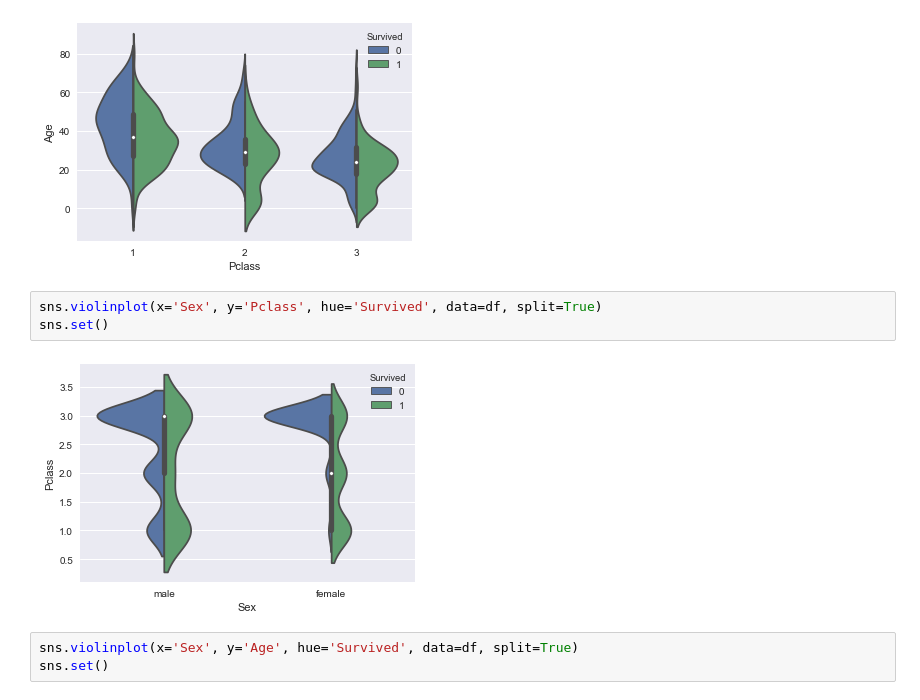
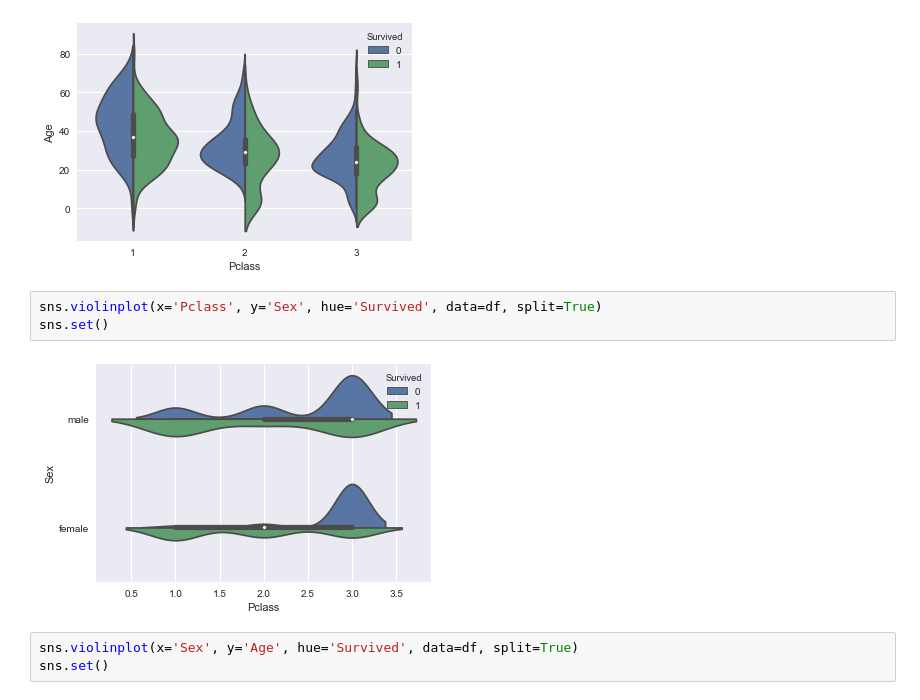
Before and after one commit to Amit8273600243/machine_learning_project1, a Jupyter notebook: titanic_project.ipynb, the cells around one changed output. Saved outputs shown, nothing was run; the diff lists cells and outputs as text.

```diff
--- a/titanic_project.ipynb
+++ b/titanic_project.ipynb
@@ -180,10 +180,10 @@ sns.set()
 # %% [output]
 [figure]
 # %%
-sns.violinplot(x='Sex', y='Pclass', hue='Survived', data=df, split=True)
+sns.violinplot(x='Pclass', y='Sex', hue='Survived', data=df, split=True)
 sns.set()
 # %% [output]
-[figure, old version]
+[figure, new version]
 # %%
 sns.violinplot(x='Sex', y='Age', hue='Survived', data=df, split=True)
 sns.set()
```
Also changed, not shown: parts of 6 cells of this notebook.
